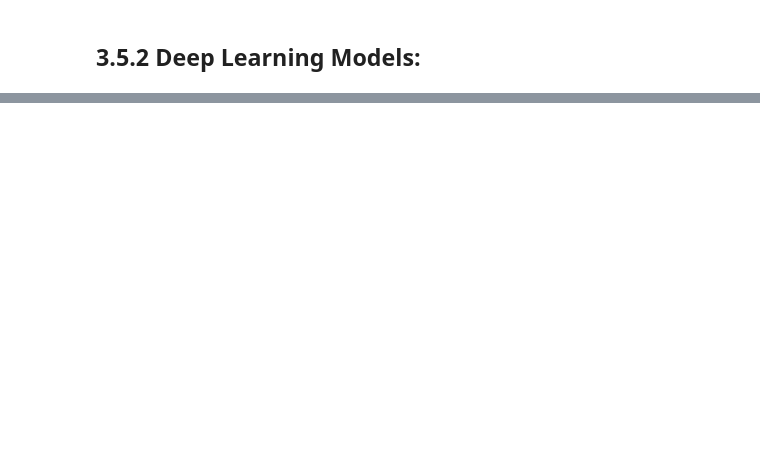
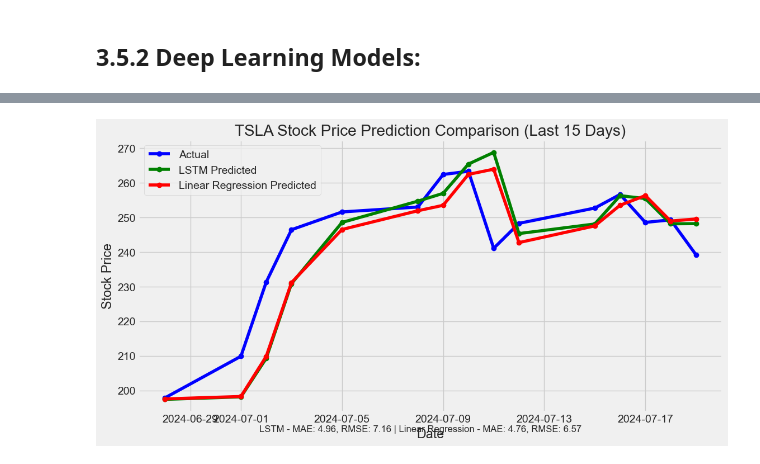
Before and after one commit to msyed-git/Capstone3-StockPrediction, a Jupyter notebook: notebooks/03-PreprocessingAndModel.ipynb, the cells around one changed output, grey strips where cells are left out. Drawn from its saved outputs; the diff is of its cells as text; code cells hidden in the pictures; blank space fills up the shorter version.

```diff
--- a/notebooks/03-PreprocessingAndModel.ipynb
+++ b/notebooks/03-PreprocessingAndModel.ipynb
@@ -700,0 +594,20 @@ MAE = 10.20072408532032, RMSE = 11.887132156780744
+# %%
+# Define the LSTM model
+def best_model(input_shape):
+    model = Sequential()
+    model.add(LSTM(units=160, return_sequences=True, input_shape=input_shape))
+    model.add(Dropout(0))
+    model.add(LSTM(units=256, return_sequences=False))
+    model.add(Dropout(0.4))
+    model.add(Dense(units=1))
+    model.compile(optimizer='adam', loss='mean_squared_error')
+    model.summary()
+    return model
+
+#Train LSTM models for each stock and store them in a dictionary
+best_trained_models = {}
+for stock in tech_list:
+    X_train, X_test, y_train, y_test, _ = processed_data[stock]
+    bmodel = best_model((X_train.shape[1], X_train.shape[2]))
+    bmodel.fit(X_train, y_train, epochs=250, batch_size=64, verbose=0)
+    best_trained_models[stock] = bmodel
@@ -700,0 +715,63 @@ MAE = 10.20072408532032, RMSE = 11.887132156780744
+# %%
+def plot_comparison(dates, actual, lstm_pred, linear_pred, stock_name, lstm_metrics, linear_metrics):
+    plt.figure(figsize=(12, 6))
+
+    # Plot actual prices
+    plt.plot(dates[-15:], actual[-15:], 'o-', label='Actual', color='blue')
+
+    # Plot LSTM predicted prices
+    plt.plot(dates[-15:], lstm_pred[-15:], 'o-', label='LSTM Predicted', color='green')
+
+    # Plot Linear Regression predicted prices
+    plt.plot(dates[-15:], linear_pred[-15:], 'o-', label='Linear Regression Predicted', color='red')
+
+    plt.title(f'{stock_name} Stock Price Prediction Comparison (Last 15 Days)')
+    plt.xlabel('Date')
+    plt.ylabel('Stock Price')
+    plt.legend()
+
+    # Display MAE and RMSE for both models
+    plt.figtext(0.5, 0.01, f"LSTM - MAE: {lstm_metrics['MAE']:.2f}, RMSE: {lstm_metrics['RMSE']:.2f} | "
+                           f"Linear Regression - MAE: {linear_metrics['MAE']:.2f}, RMSE: {linear_metrics['RMSE']:.2f}",
+                ha="center", fontsize=12)
+
+    plt.show()
+
+# Evaluate the models
+def ml_evaluate_models(models, X_test, y_test):
+    results = {}
+    for model_name, model in models.items():
+        predictions = model.predict(X_test)
+        mae = mean_absolute_error(y_test, predictions)
+        rmse = np.sqrt(mean_squared_error(y_test, predictions))
+        results[model_name] = {'MAE': mae, 'RMSE': rmse}
+    return results
+
+# Evaluate the LSTM and Linear Regression models
+evaluation_results = {}
+ml_evaluation_results = {}
+for stock in tech_list:
+    X_train, X_test, y_train, y_test, dates_test_seq = processed_data[stock]
+    lstm_results, lstm_pred_inv, original_ytest = evaluate_models(best_trained_models[stock], X_test, y_test, scalers[stock])
+    evaluation_results[stock] = lstm_results
+
+    X_train_ml, X_test_ml, y_train_ml, y_test_ml = ml_processed_data[stock]
+    ml_evaluation_results[stock] = ml_evaluate_models(ml_trained_models[stock], X_test_ml, y_test_ml)
+
+    print(f"Hypertuned Evaluation results for {stock}:")
+    print(f"LSTM - MAE = {lstm_results['MAE']}, RMSE = {lstm_results['RMSE']}")
+
+    for model_name, metrics in ml_evaluation_results[stock].items():
+        if model_name == 'Linear Regression':
+            linear_metrics = metrics
+            print(f"{model_name}: MAE = {metrics['MAE']}, RMSE = {metrics['RMSE']}")
+
+    # Get Linear Regression predictions and metrics
+    ml_best_model = ml_trained_models[stock]['Linear Regression']
+    linear_predictions = ml_best_model.predict(X_test_ml)
+
+    linear_metrics = ml_evaluation_results[stock]['Linear Regression']
+
+    # Plot predictions for the last 15 days
+    plot_predictions(dates_test_seq, original_ytest, lstm_pred_inv, linear_predictions, stock, lstm_results, linear_metrics)
+# %% [output]
@@ -700,0 +782 @@ MAE = 10.20072408532032, RMSE = 11.887132156780744
+[figure, added]
```
Also changed, not shown: parts of 28 cells of this notebook, 1 other file.
